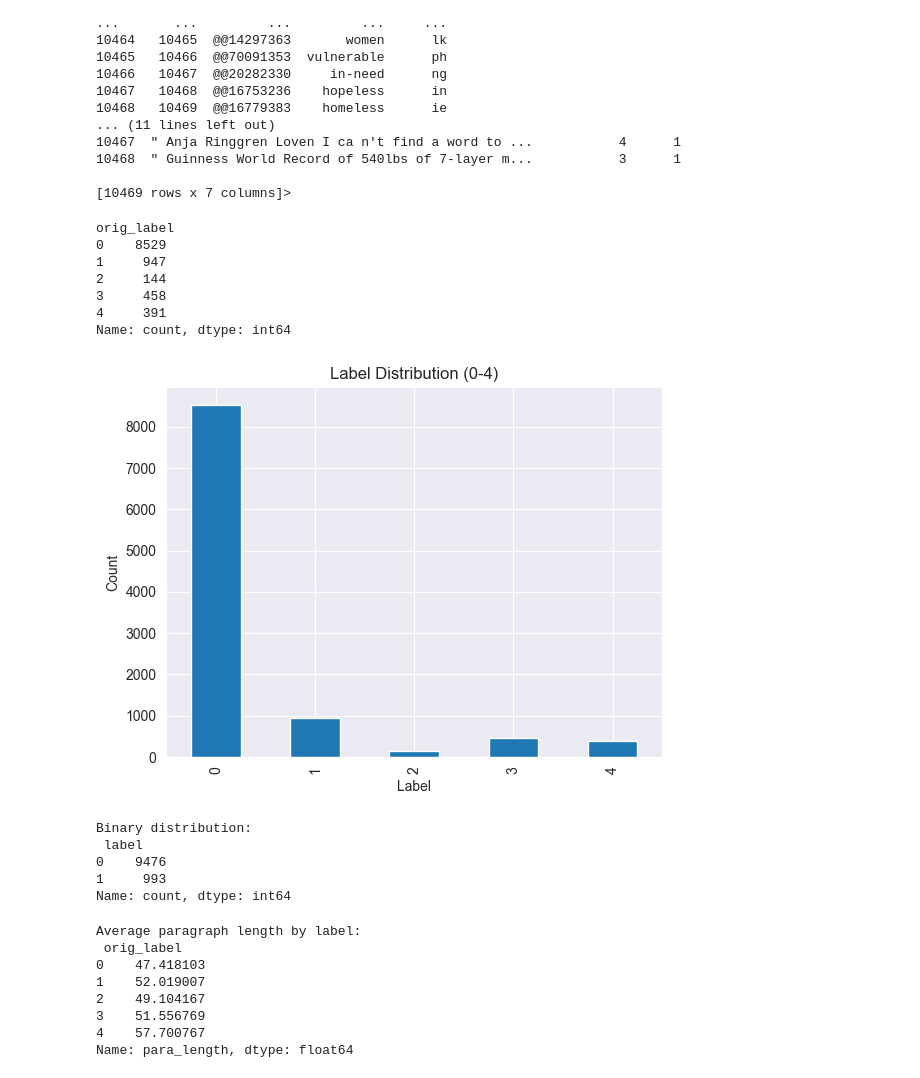
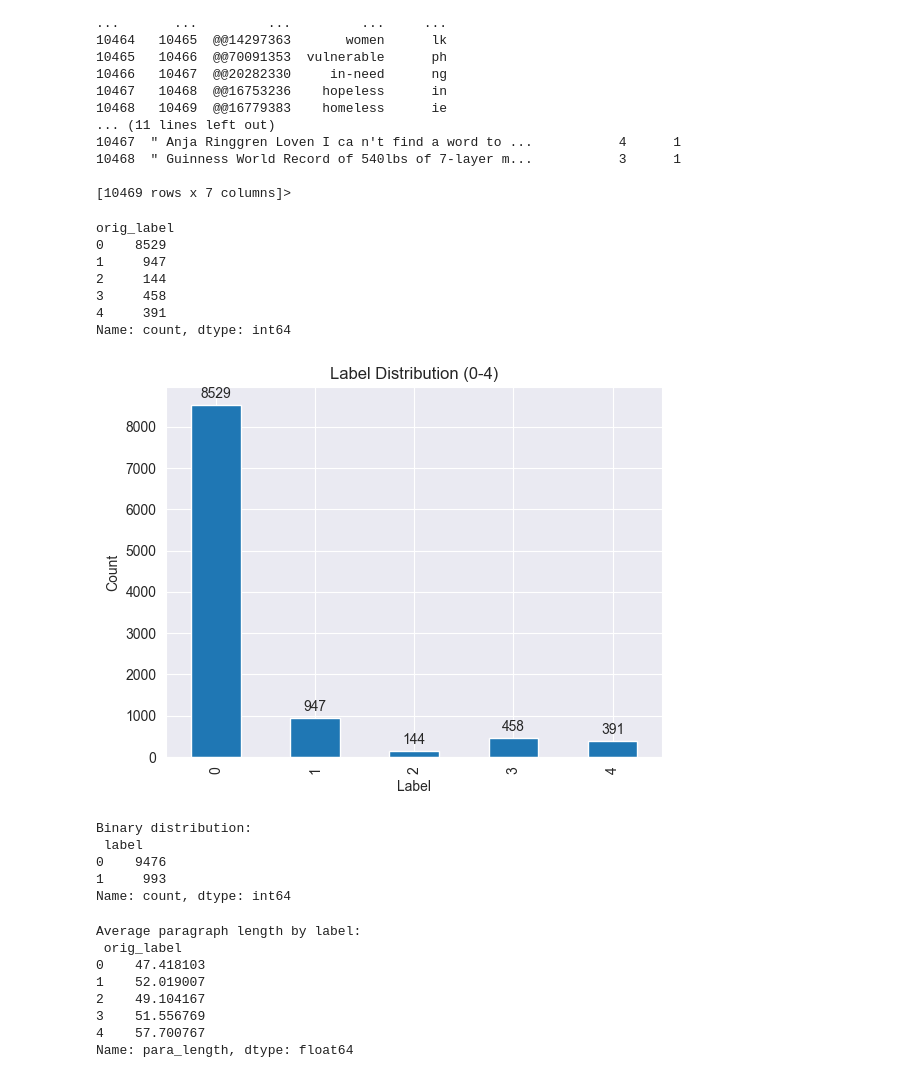
Before and after one commit to FengkaiLiu12138/NLP_CW, a Jupyter notebook: RoBERTa_for_PCL.ipynb, the cells around one changed output. Saved outputs shown, nothing was run; the diff lists cells and outputs as text; code cells hidden in the pictures.

Commit message:
Add labels for plotting

```diff
--- a/RoBERTa_for_PCL.ipynb
+++ b/RoBERTa_for_PCL.ipynb
@@ -56,28 +56,40 @@ df.info
 
 [10469 rows x 7 columns]>
 # %%
+
 # Distribution of original 5 labels (0–4)
 label_counts = df["orig_label"].value_counts().sort_index()
 print(label_counts)
 
 # Plot distribution
-label_counts.plot(kind="bar", title="Label Distribution (0-4)")
-plt.xlabel("Label")
-plt.ylabel("Count")
+fig, ax = plt.subplots()
+label_counts.plot(kind="bar", ax=ax, title="Label Distribution (0-4)")
+ax.set_xlabel("Label")
+ax.set_ylabel("Count")
+
+for p in ax.patches:
+    ax.annotate(
+        str(int(p.get_height())),
+        xy=(p.get_x() + p.get_width() / 2., p.get_height()),
+        xytext=(0, 3),
+        textcoords="offset points",
+        ha='center', va='bottom'
+    )
+
 plt.show()
 
 # Convert to binary (0,1), i.e. labels >=2 are PCL
 binary_counts = df["label"].value_counts()
 print("Binary distribution:\n", binary_counts)
 # %% [output]
 orig_label
 0    8529
 1     947
 2     144
 3     458
 4     391
 Name: count, dtype: int64
-[figure, old version]
+[figure, new version]
 Binary distribution:
  label
 0    9476
```
Also changed, not shown: parts of 1 cell of this notebook.
